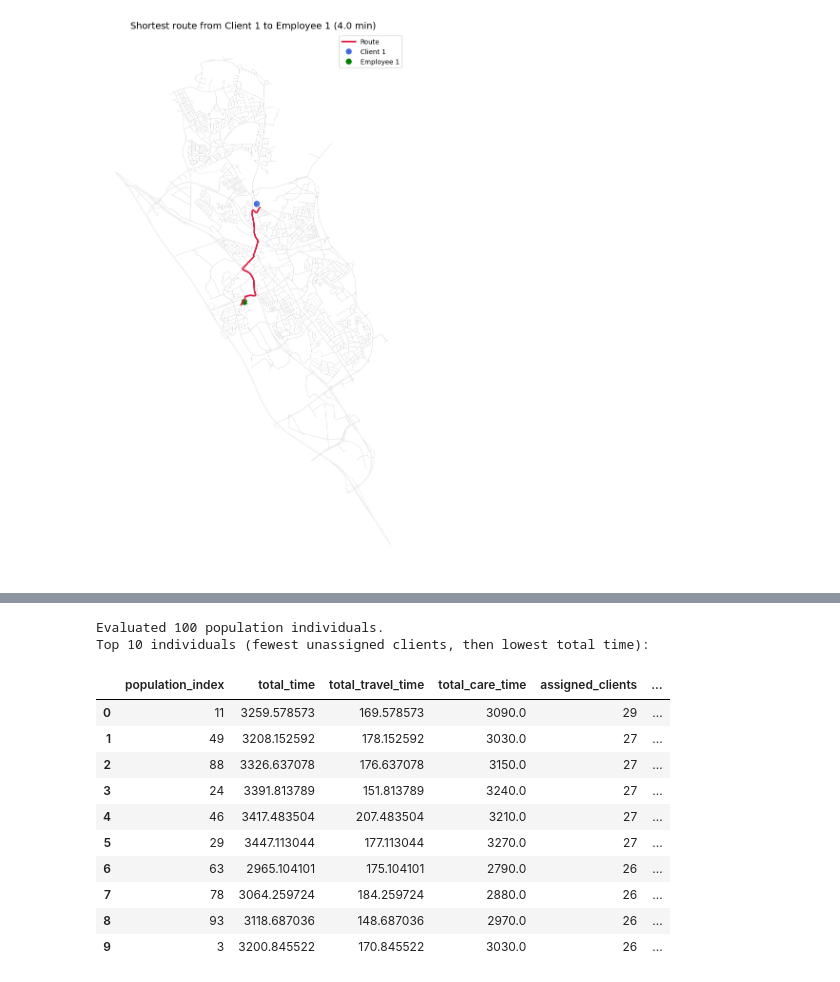
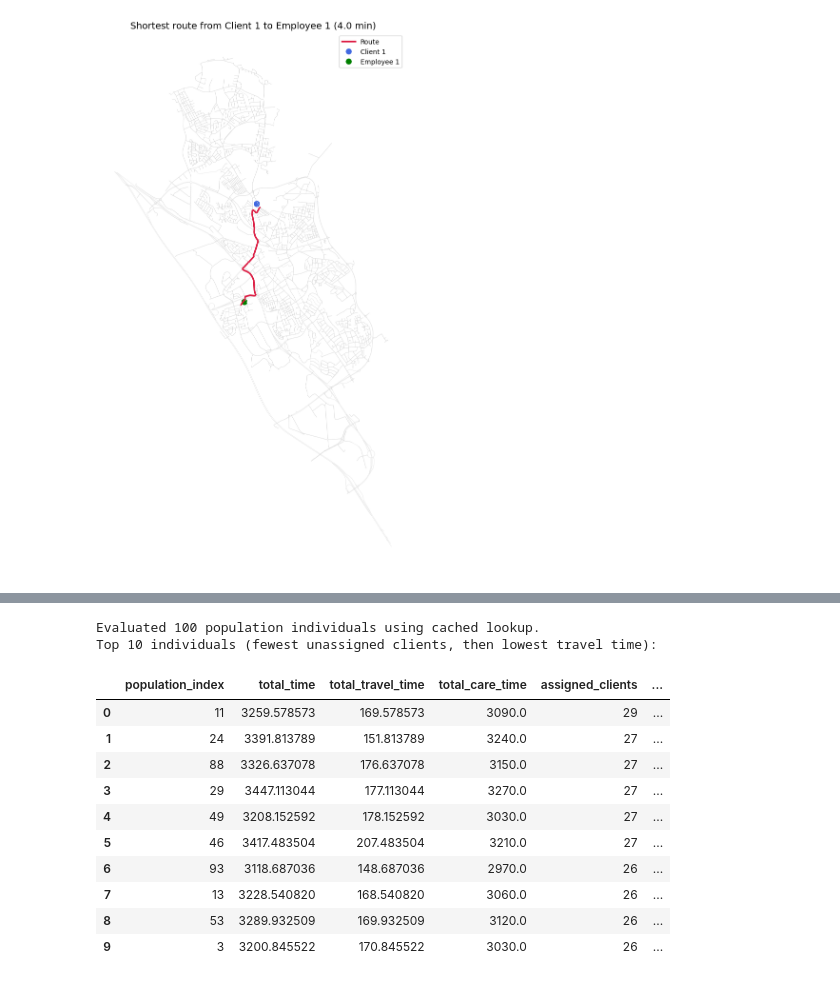
Before and after one commit to Research-Center-Data-Intelligence/Homecare-route-planner, a Jupyter notebook: routing_scripts/genetic_algorithm_routing.ipynb, the cells around one changed output, grey strips where cells are left out. Saved outputs shown, nothing was run; the diff lists cells and outputs as text; code cells hidden in the pictures.

```diff
--- a/routing_scripts/genetic_algorithm_routing.ipynb
+++ b/routing_scripts/genetic_algorithm_routing.ipynb
@@ -1181,43 +1227,43 @@ for population_idx, route_candidate in enumerate(initial_population):
         node_distance_cache=NODE_DISTANCE_CACHE,
         weight_column="travel_time_min",
     )
 
     population_evaluations.append({
         "population_index": population_idx,
         "total_time": assignment_result["total_time"],
         "total_travel_time": assignment_result["total_travel_time"],
         "total_care_time": assignment_result["total_care_time"],
         "assigned_clients": len(route_candidate) - len(assignment_result["remaining_client_indices"]),
         "unassigned_clients": len(assignment_result["remaining_client_indices"]),
         "assignment_result": assignment_result,
     })
 
 population_results_df = pd.DataFrame([
     {
         "population_index": item["population_index"],
         "total_time": item["total_time"],
         "total_travel_time": item["total_travel_time"],
         "total_care_time": item["total_care_time"],
         "assigned_clients": item["assigned_clients"],
         "unassigned_clients": item["unassigned_clients"],
     }
     for item in population_evaluations
-]).sort_values(by=["unassigned_clients", "total_time"], ascending=[True, True]).reset_index(drop=True)
+]).sort_values(by=["unassigned_clients", "total_travel_time"], ascending=[True, True]).reset_index(drop=True)
 
 print(f"Evaluated {len(population_evaluations)} population individuals using cached lookup.")
-print("Top 10 individuals (fewest unassigned clients, then lowest total time):")
+print("Top 10 individuals (fewest unassigned clients, then lowest travel time):")
 population_results_df.head(10)
 # %% [output]
-Evaluated 100 population individuals.
-Top 10 individuals (fewest unassigned clients, then lowest total time):
+Evaluated 100 population individuals using cached lookup.
+Top 10 individuals (fewest unassigned clients, then lowest travel time):
 |  | population_index | total_time | total_travel_time | total_care_time | assigned_clients | ... |
 | 0 | 11 | 3259.578573 | 169.578573 | 3090.0 | 29 | ... |
-| 1 | 49 | 3208.152592 | 178.152592 | 3030.0 | 27 | ... |
+| 1 | 24 | 3391.813789 | 151.813789 | 3240.0 | 27 | ... |
 | 2 | 88 | 3326.637078 | 176.637078 | 3150.0 | 27 | ... |
-| 3 | 24 | 3391.813789 | 151.813789 | 3240.0 | 27 | ... |
-| 4 | 46 | 3417.483504 | 207.483504 | 3210.0 | 27 | ... |
-| 5 | 29 | 3447.113044 | 177.113044 | 3270.0 | 27 | ... |
-| 6 | 63 | 2965.104101 | 175.104101 | 2790.0 | 26 | ... |
-| 7 | 78 | 3064.259724 | 184.259724 | 2880.0 | 26 | ... |
-| 8 | 93 | 3118.687036 | 148.687036 | 2970.0 | 26 | ... |
+| 3 | 29 | 3447.113044 | 177.113044 | 3270.0 | 27 | ... |
+| 4 | 49 | 3208.152592 | 178.152592 | 3030.0 | 27 | ... |
+| 5 | 46 | 3417.483504 | 207.483504 | 3210.0 | 27 | ... |
+| 6 | 93 | 3118.687036 | 148.687036 | 2970.0 | 26 | ... |
+| 7 | 13 | 3228.540820 | 168.540820 | 3060.0 | 26 | ... |
+| 8 | 53 | 3289.932509 | 169.932509 | 3120.0 | 26 | ... |
 | 9 | 3 | 3200.845522 | 170.845522 | 3030.0 | 26 | ... |
```
Also changed, not shown: parts of 4 cells of this notebook, 6 other files.
